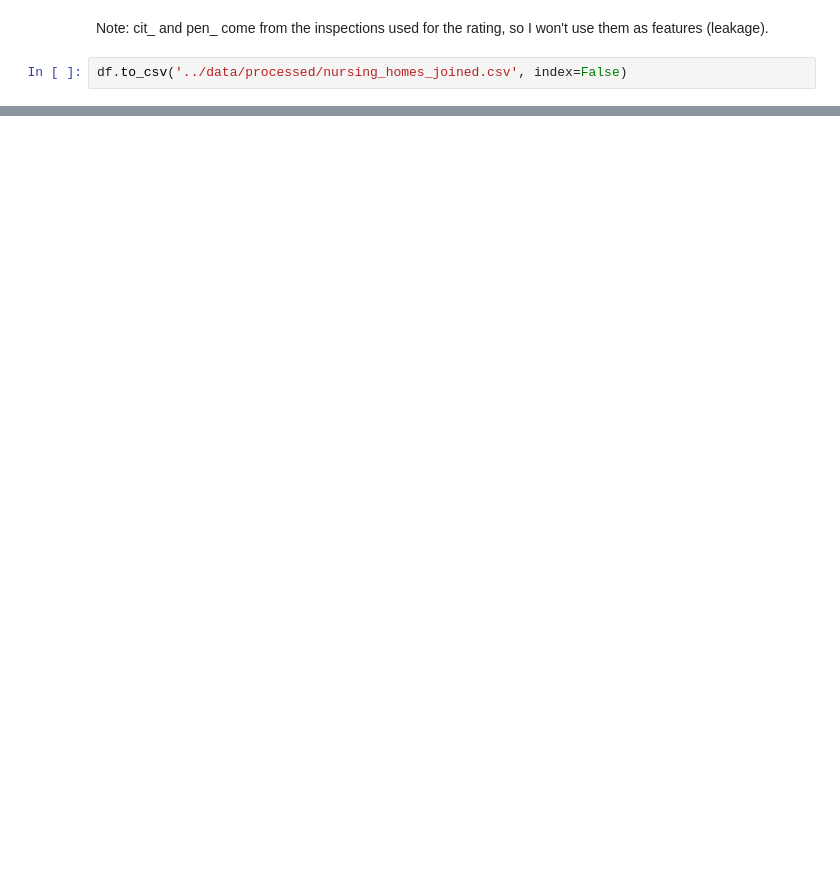
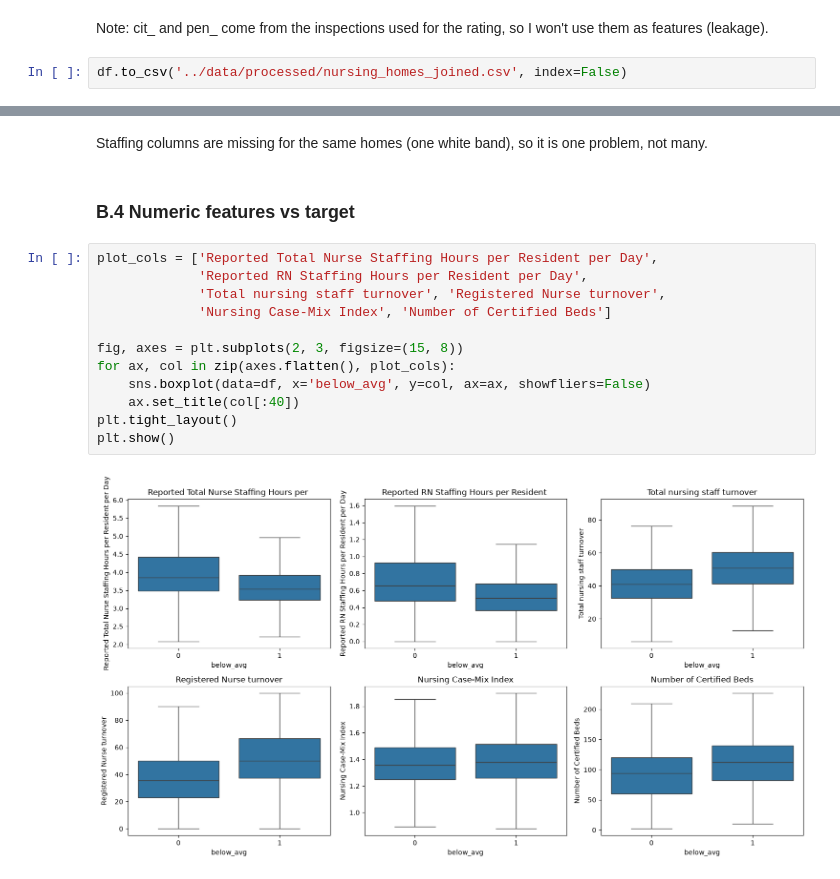
Before and after one commit to khusan2006/nursing-home-rating-ml, a Jupyter notebook: notebooks/mlda_cw1.ipynb, the cells around one changed output, grey strips where cells are left out. Drawn from its saved outputs; the diff is of its cells as text; blank space fills up the shorter version.

```diff
--- a/notebooks/mlda_cw1.ipynb
+++ b/notebooks/mlda_cw1.ipynb
@@ -92,0 +313,18 @@ df.to_csv('../data/processed/nursing_homes_joined.csv', index=False)
+# %% [markdown]
+Staffing columns are missing for the same homes (one white band), so it is one problem, not many.
+# %% [markdown]
+### B.4 Numeric features vs target
+# %%
+plot_cols = ['Reported Total Nurse Staffing Hours per Resident per Day',
+             'Reported RN Staffing Hours per Resident per Day',
+             'Total nursing staff turnover', 'Registered Nurse turnover',
+             'Nursing Case-Mix Index', 'Number of Certified Beds']
+
+fig, axes = plt.subplots(2, 3, figsize=(15, 8))
+for ax, col in zip(axes.flatten(), plot_cols):
+    sns.boxplot(data=df, x='below_avg', y=col, ax=ax, showfliers=False)
+    ax.set_title(col[:40])
+plt.tight_layout()
+plt.show()
+# %% [output]
+[figure, added]
```
Also changed, not shown: parts of 86 cells of this notebook.
